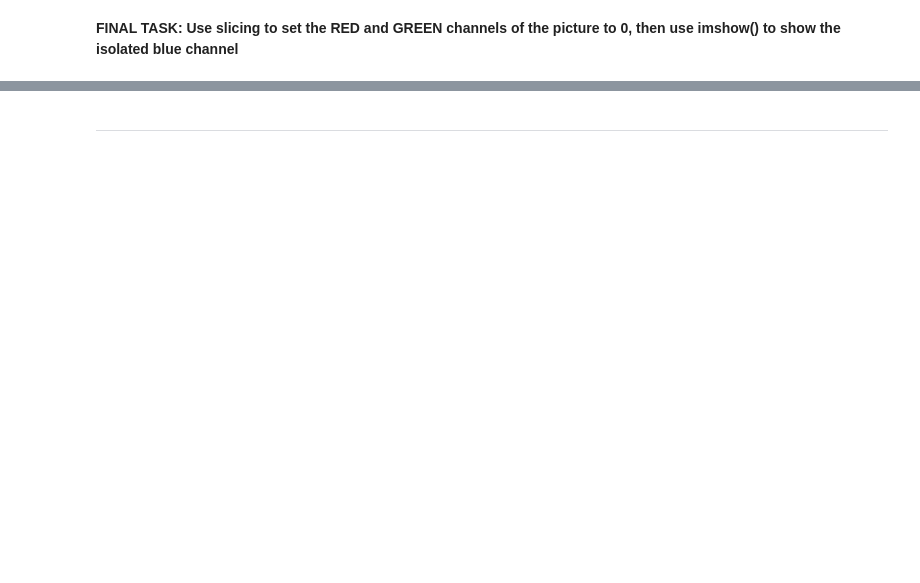
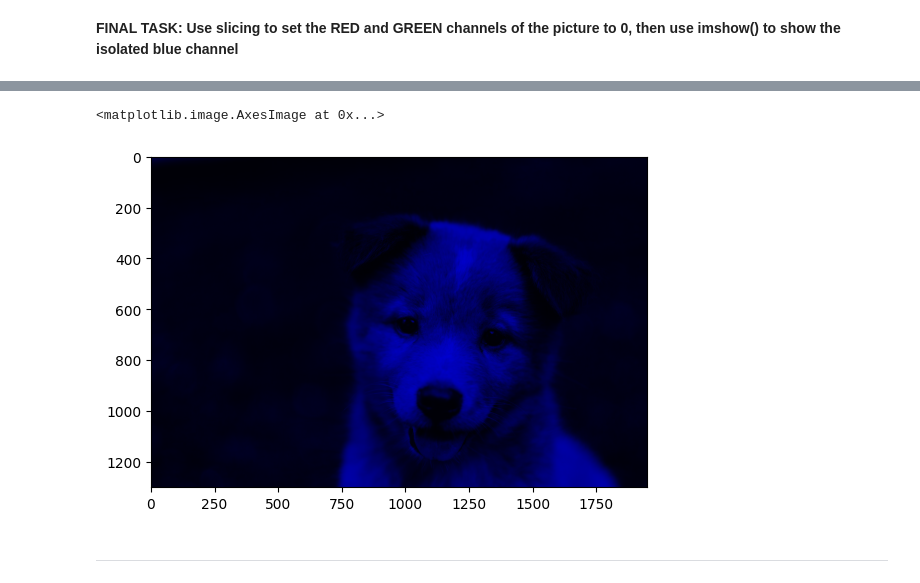
Before and after one commit to VishnuRathore98/Computer-Vision-with-OpenCV-and-Deep-Learning, a Jupyter notebook: Section - 1: NumPy and Image basics/03-Numpy-and-Image-Assessment.ipynb, the cells around one changed output, grey strips where cells are left out. Drawn from its saved outputs; the diff is of its cells as text; code cells hidden in the pictures; blank space fills up the shorter version.

```diff
--- a/Section - 1: NumPy and Image basics/03-Numpy-and-Image-Assessment.ipynb
+++ b/Section - 1: NumPy and Image basics/03-Numpy-and-Image-Assessment.ipynb
@@ -40,0 +51,3 @@ arr = np.random.randint(low=0,high=100,size=(5,5))
+# %%
+img_arr = np.array(img)
+img_arr.shape
@@ -47,2 +58,13 @@ arr = np.random.randint(low=0,high=100,size=(5,5))
+# %%
+img_red = img_arr.copy()
+# Setting red=0
+img_red[:,:,0]=0
+# Setting green=0
+img_red[:,:,1]=0
+# %%
+plt.imshow(img_red)
+# %% [output]
+<matplotlib.image.AxesImage at 0x...>
+[figure, added]
 # %% [markdown]
 ----
```
Also changed, not shown: parts of 14 cells of this notebook.
